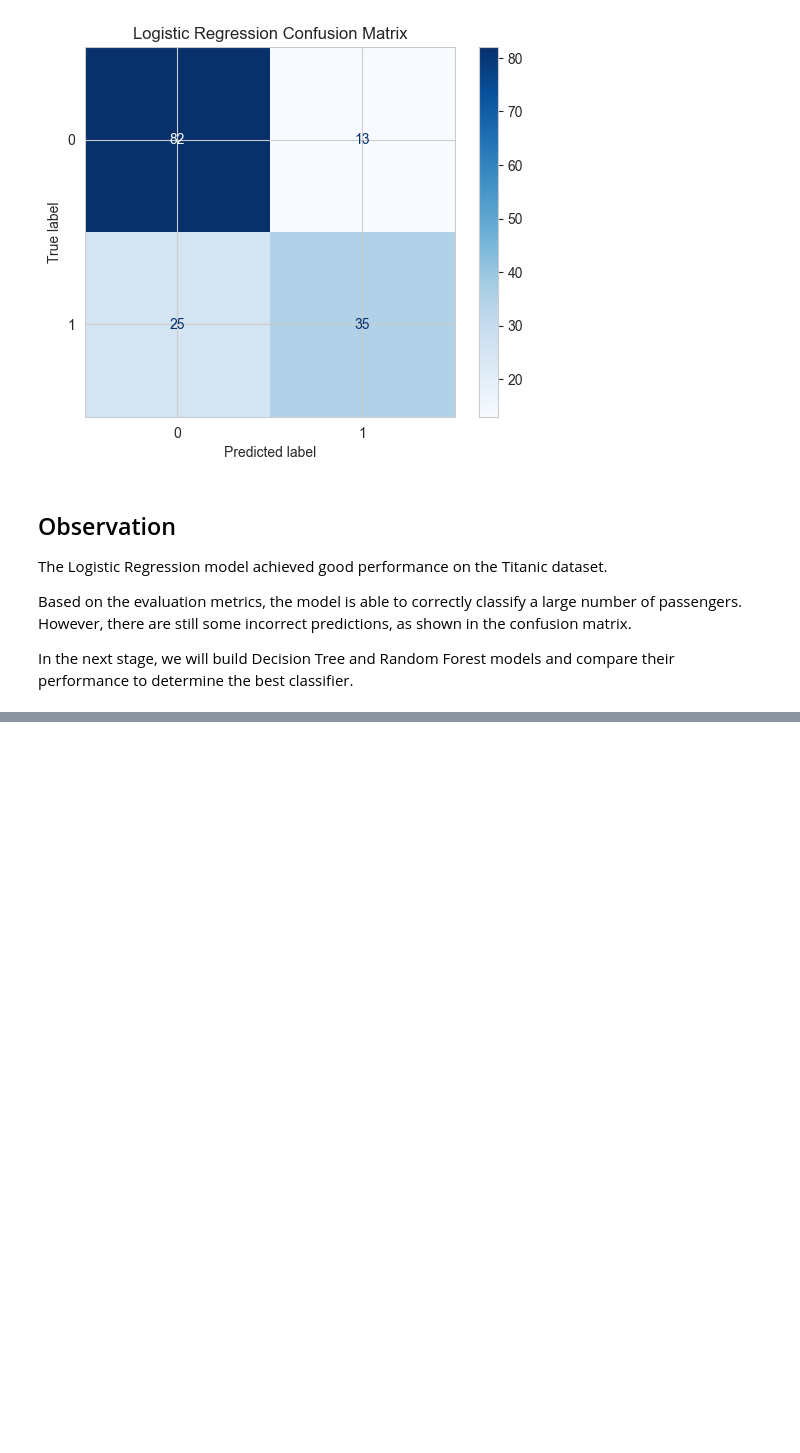
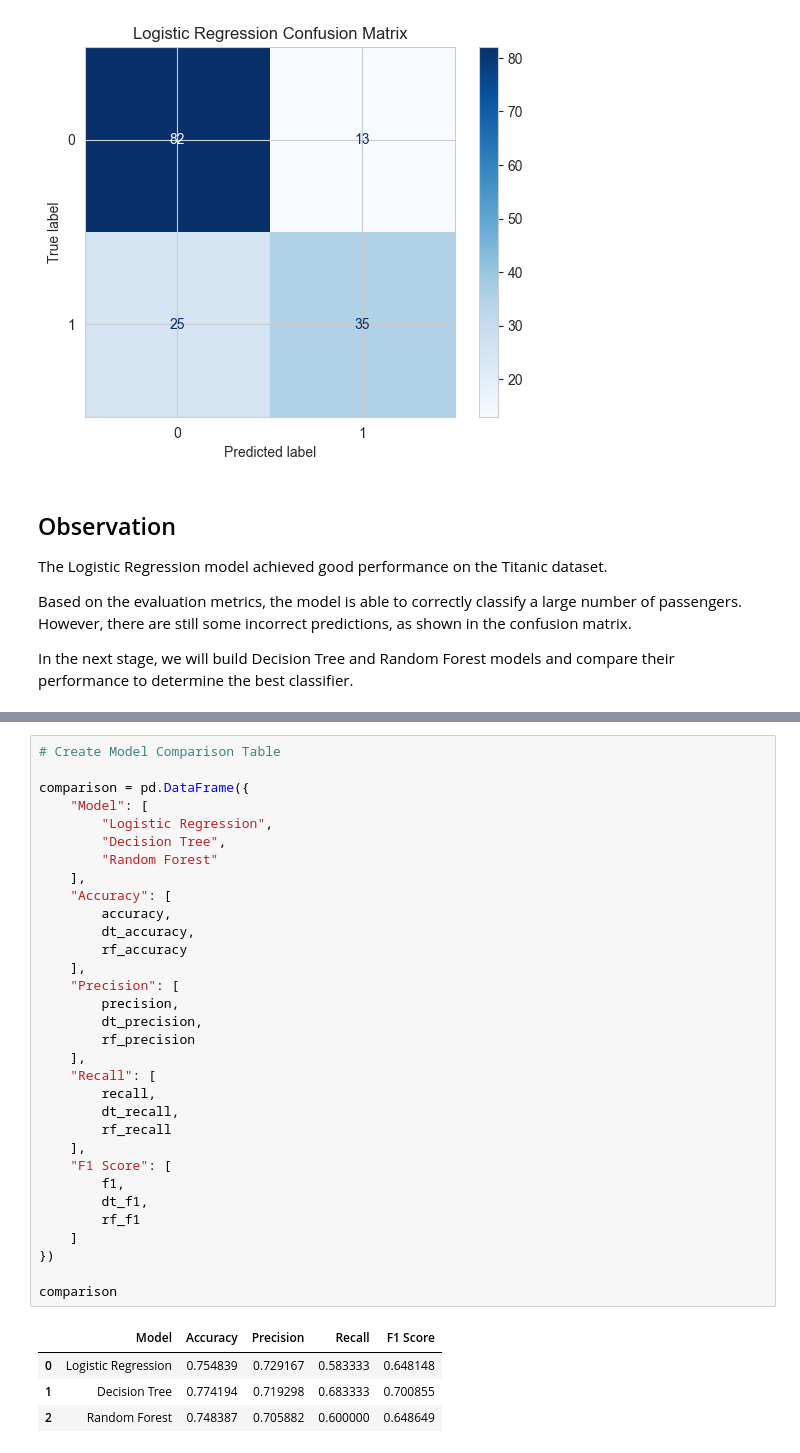
Before and after one commit to Abdullahkhawaja017/zynxis-internship-muhammadabdullah, a Jupyter notebook: Week_3_Classification_Model/Week3_Classification.ipynb, the cells around one changed output, grey strips where cells are left out. Saved outputs shown, nothing was run; the diff lists cells and outputs as text; blank space fills up the shorter version.

```diff
--- a/Week_3_Classification_Model/Week3_Classification.ipynb
+++ b/Week_3_Classification_Model/Week3_Classification.ipynb
@@ -260,0 +413,37 @@ In the next stage, we will build Decision Tree and Random Forest models and comp
+# %%
+# Create Model Comparison Table
+
+comparison = pd.DataFrame({
+    "Model": [
+        "Logistic Regression",
+        "Decision Tree",
+        "Random Forest"
+    ],
+    "Accuracy": [
+        accuracy,
+        dt_accuracy,
+        rf_accuracy
+    ],
+    "Precision": [
+        precision,
+        dt_precision,
+        rf_precision
+    ],
+    "Recall": [
+        recall,
+        dt_recall,
+        rf_recall
+    ],
+    "F1 Score": [
+        f1,
+        dt_f1,
+        rf_f1
+    ]
+})
+
+comparison
+# %% [output]
+|  | Model | Accuracy | Precision | Recall | F1 Score |
+| 0 | Logistic Regression | 0.754839 | 0.729167 | 0.583333 | 0.648148 |
+| 1 | Decision Tree | 0.774194 | 0.719298 | 0.683333 | 0.700855 |
+| 2 | Random Forest | 0.748387 | 0.705882 | 0.600000 | 0.648649 |
```
Also changed, not shown: parts of 24 cells of this notebook, 5 other files.
